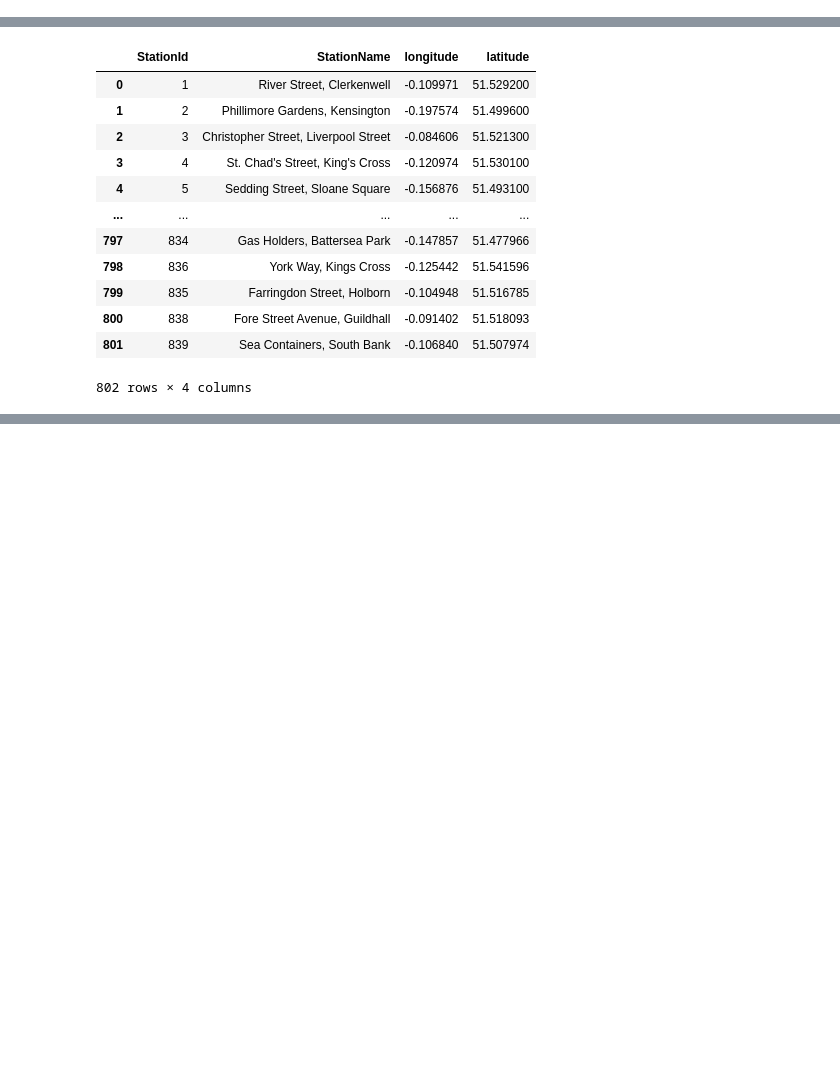
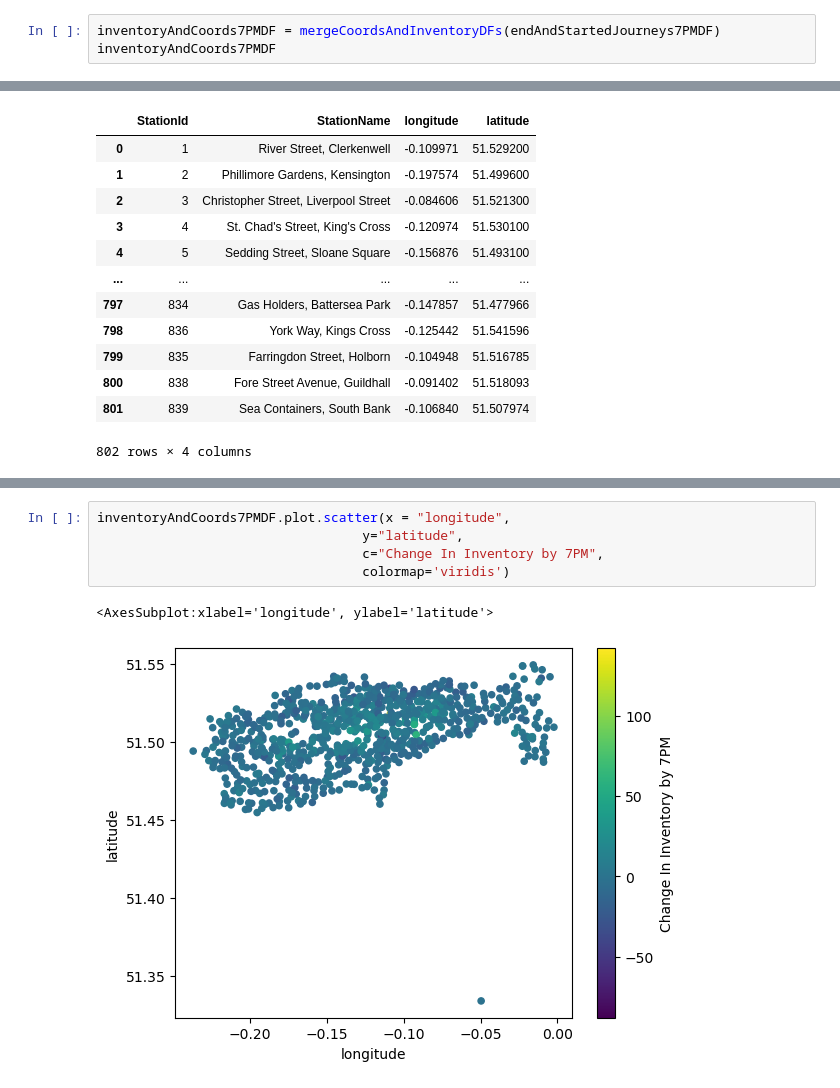
Before and after one commit to maryamzarin/Data-Analysis-and-Optimisation-for-bike-sharing, a Jupyter notebook: Mapping.ipynb, the cells around one changed output, grey strips where cells are left out. Cells and saved outputs as stored; diff of their text form; blank space fills up the shorter version.

```diff
--- a/Mapping.ipynb
+++ b/Mapping.ipynb
@@ -96,0 +156,3 @@ Index: []
+# %%
+inventoryAndCoords7PMDF = mergeCoordsAndInventoryDFs(endAndStartedJourneys7PMDF)
+inventoryAndCoords7PMDF
@@ -121,3 +214,11 @@ inventoryAndCoordsDF.plot.scatter(x = "longitude", y="latitude")
+# %%
+inventoryAndCoords7PMDF.plot.scatter(x = "longitude",
+                                  y="latitude",
+                                  c="Change In Inventory by 7PM",
+                                  colormap='viridis')
+# %% [output]
+<AxesSubplot:xlabel='longitude', ylabel='latitude'>
+[figure, added]
 # %%
 import folium
 
```
Also changed, not shown: parts of 22 cells of this notebook, 17 other files.
